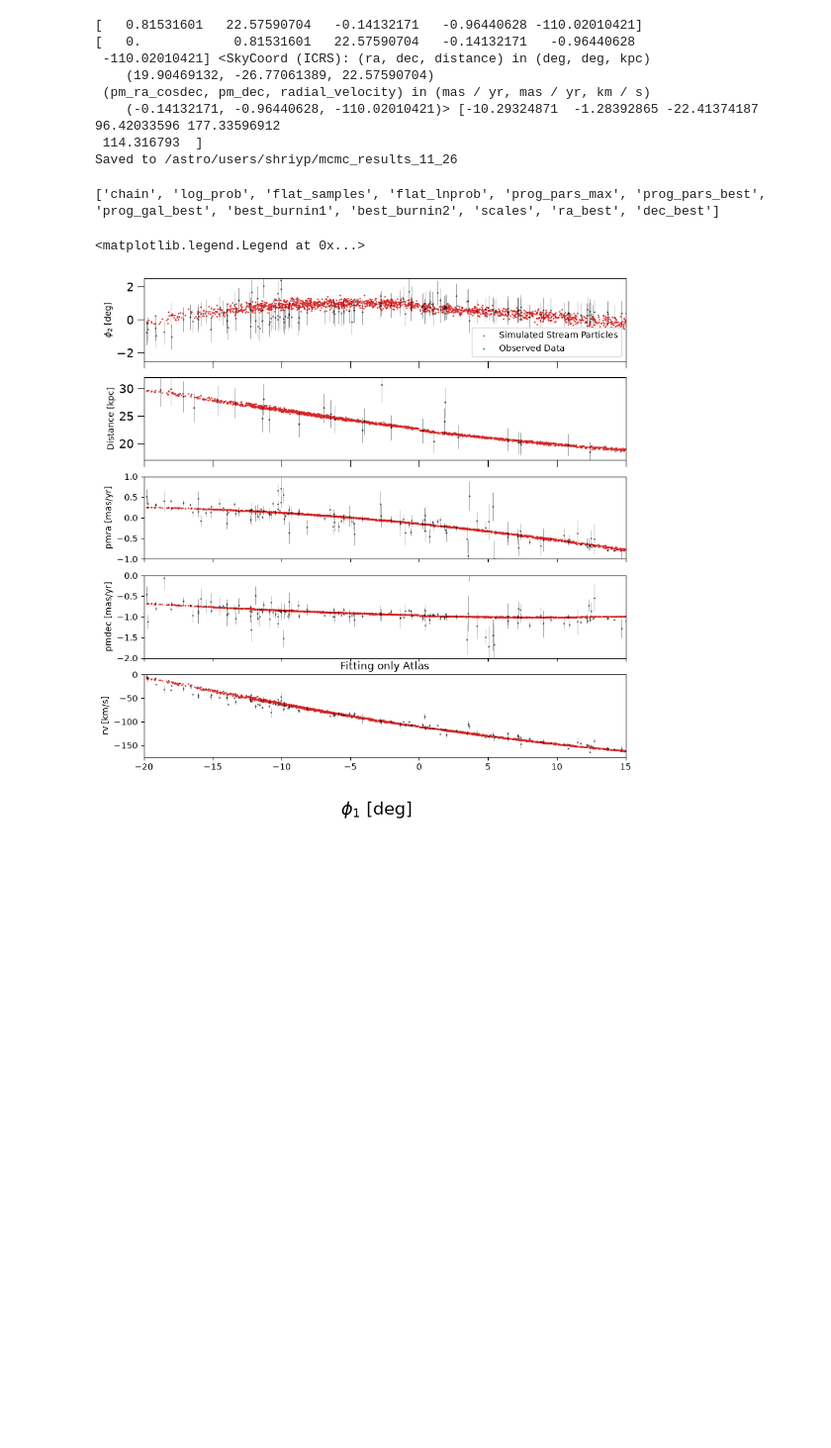
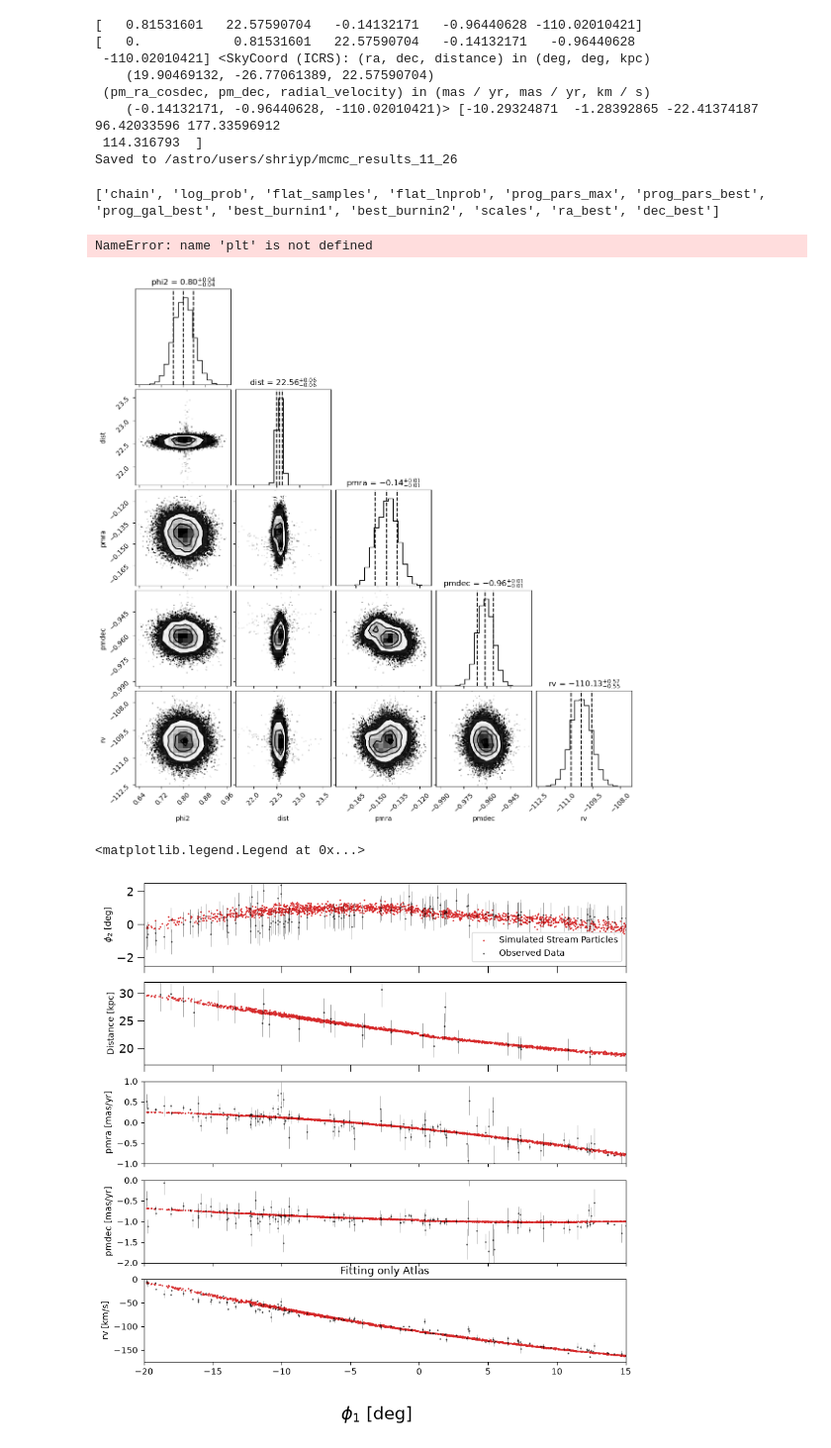
Before and after one commit to shriy-stars/aau_progenitor_orbit, a Jupyter notebook: scripts/atlas_fit_11_22_26.ipynb, the cells around one changed output. Shown at 99% size. Drawn from its saved outputs; the diff is of its cells as text; code cells hidden in the pictures; blank space fills up the shorter version.

Commit message:
new fit with corner plot

```diff
--- a/scripts/atlas_fit_11_22_26.ipynb
+++ b/scripts/atlas_fit_11_22_26.ipynb
@@ -301,7 +301,7 @@ Saved to /astro/users/shriyp/mcmc_results_11_26
 # %%
 import numpy as np
 
-data = np.load("/astro/users/shriyp/mcmc_results_11_26/aau_mcmc_results.npz")
+data = np.load("mcmc_results_11_26/aau_mcmc_results.npz")
 
 print(data.files)  # list all saved keys
 
@@ -320,21 +320,24 @@ best_burnin2   = data["best_burnin2"]
 # %% [output]
 ['chain', 'log_prob', 'flat_samples', 'flat_lnprob', 'prog_pars_max', 'prog_pars_best', 'prog_gal_best', 'best_burnin1', 'best_burnin2', 'scales', 'ra_best', 'dec_best']
 # %%
-# import matplotlib.style.core  # makes mpl.style.core available as an attribute
-# import corner as corner
-# #MCMC checks!
-# labels = ['phi2', 'dist', 'pmra', 'pmdec', 'rv']
+import matplotlib.style.core  # makes mpl.style.core available as an attribute
+import corner as corner
+#MCMC checks!
+labels = ['phi2', 'dist', 'pmra', 'pmdec', 'rv']
 
-# fig = corner.corner(
-#     flat_samples,
-#     labels=labels,
-#     quantiles=[0.16, 0.5, 0.84],
-#     show_titles=True,
-#     title_kwargs={"fontsize": 12},
-#  fig_kwargs={'figsize': (4, 4)}
-# )
-# plt.savefig('atlas_unperturbed_corner_11_22_2026.pdf')
-# plt.show()
+fig = corner.corner(
+    flat_samples,
+    labels=labels,
+    quantiles=[0.16, 0.5, 0.84],
+    show_titles=True,
+    title_kwargs={"fontsize": 12},
+ fig_kwargs={'figsize': (4, 4)}
+)
+plt.savefig('atlas_unperturbed_corner_11_22_2026.pdf')
+plt.show()
+# %% [output]
+NameError: name 'plt' is not defined
+[figure, added]
 # %%
 #generate the stream with best_fit_params
 gen_best_stream = create_stream_particle_spray(
```
